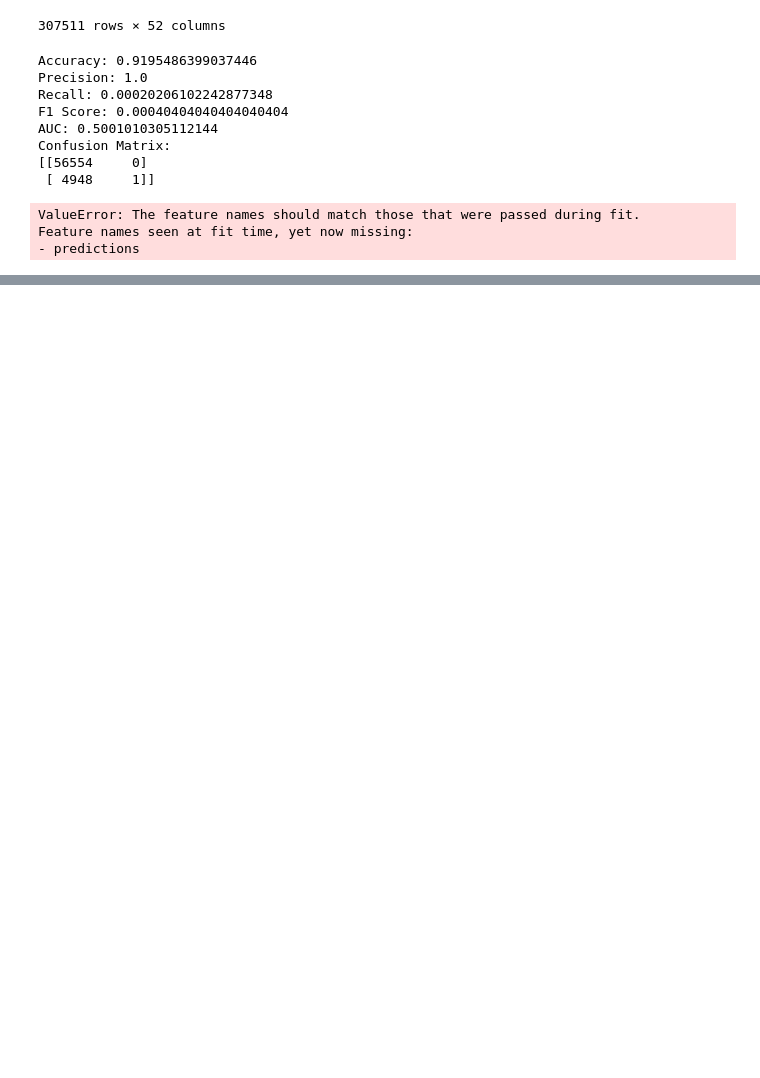
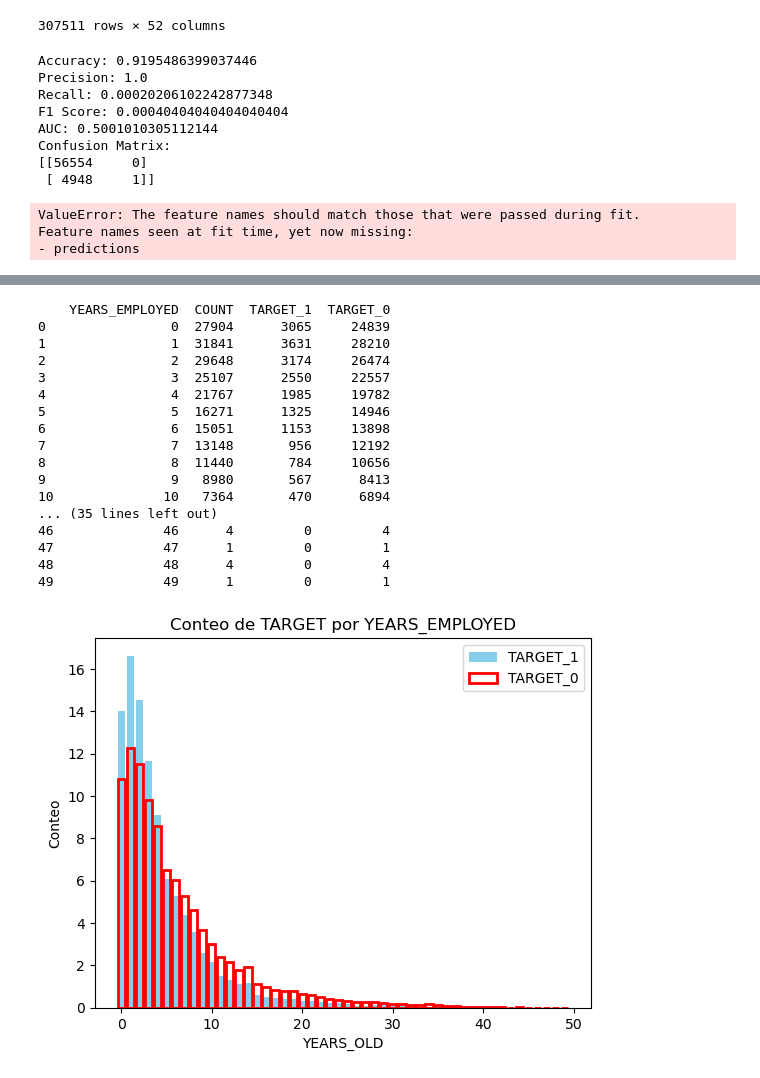
Before and after one commit to No-Country-simulation/c23-16-data, a Jupyter notebook: models.ipynb, the cells around one changed output, grey strips where cells are left out. Cells and saved outputs as stored; diff of their text form; code cells hidden in the pictures; blank space fills up the shorter version.

```diff
--- a/models.ipynb
+++ b/models.ipynb
@@ -1309,0 +1398,48 @@ Feature names seen at fit time, yet now missing:
+# %%
+plt1 = merge_train[['YEARS_EMPLOYED', 'TARGET']].copy()
+plt1 = plt1[plt1['YEARS_EMPLOYED'] <= 100]
+
+# Agrupar por 'YEARS_OLD' y contar
+plt1 = plt1.groupby('YEARS_EMPLOYED').agg(
+    COUNT=('YEARS_EMPLOYED', 'count'),
+    TARGET_1=('TARGET', lambda x: (x == 1).sum()),  # Contar TARGET=1
+    TARGET_0=('TARGET', lambda x: (x == 0).sum())   # Contar TARGET=0
+)
+
+# Restablecer el índice
+plt1 = plt1.reset_index()
+
+# Mostrar el DataFrame resultante
+print(plt1)
+
+# Crear el gráfico de barras para TARGET_1
+plt.bar(plt1['YEARS_EMPLOYED'], plt1['TARGET_1']/plt1['TARGET_1'].sum()*100, color='skyblue', label='TARGET_1')
+
+# Crear el gráfico de barras para TARGET_0 (sin relleno, con contorno)
+plt.bar(plt1['YEARS_EMPLOYED'], plt1['TARGET_0']/plt1['TARGET_0'].sum()*100, color='none', edgecolor='red', linewidth=2, label='TARGET_0')
+
+# Agregar etiquetas y mostrar el gráfico
+plt.title('Conteo de TARGET por YEARS_EMPLOYED')
+plt.xlabel('YEARS_OLD')
+plt.ylabel('Conteo')
+plt.legend()
+plt.show()
+# %% [output]
+    YEARS_EMPLOYED  COUNT  TARGET_1  TARGET_0
+0                0  27904      3065     24839
+1                1  31841      3631     28210
+2                2  29648      3174     26474
+3                3  25107      2550     22557
+4                4  21767      1985     19782
+5                5  16271      1325     14946
+6                6  15051      1153     13898
+7                7  13148       956     12192
+8                8  11440       784     10656
+9                9   8980       567      8413
+10              10   7364       470      6894
+... (35 lines left out)
+46              46      4         0         4
+47              47      1         0         1
+48              48      4         0         4
+49              49      1         0         1
+[figure, added]
```
Also changed, not shown: parts of 18 cells of this notebook.
